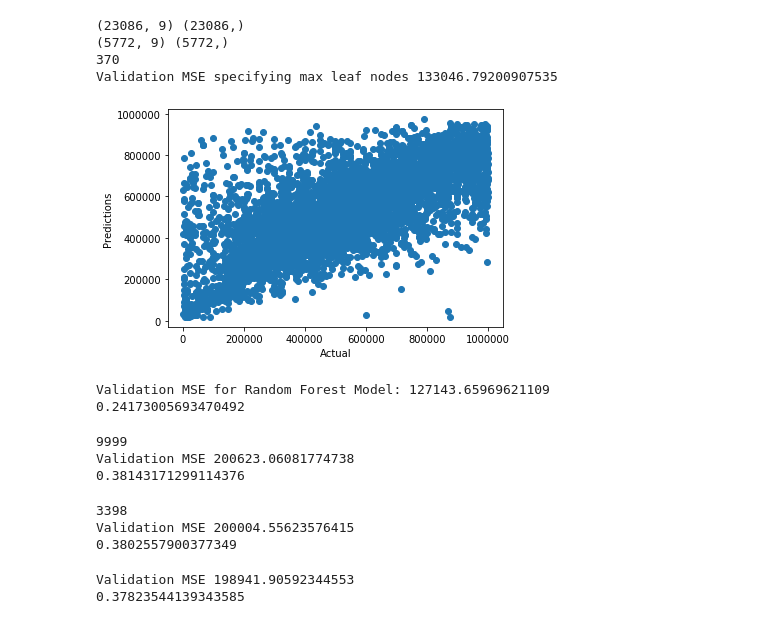
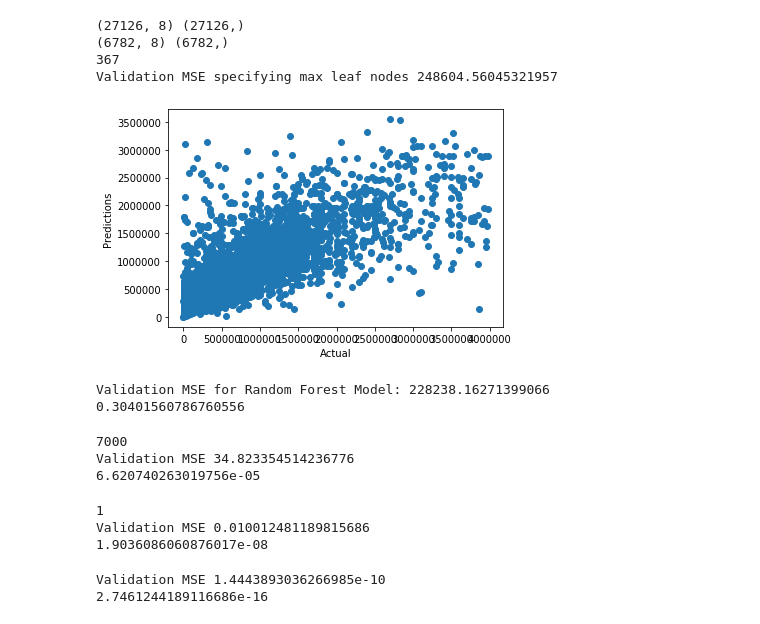
Before and after one commit to kmart8/DS-502-Project, a Jupyter notebook: NYC Dataset Notebook.ipynb, the cells around one changed output. Drawn from its saved outputs; the diff is of its cells as text; code cells hidden in the pictures.

```diff
--- a/NYC Dataset Notebook.ipynb
+++ b/NYC Dataset Notebook.ipynb
@@ -26,21 +26,16 @@ home_data = home_data.dropna(axis=0)
 home_data = home_data[home_data['LAND SQUARE FEET'] != ' -  ']
 home_data = home_data[home_data['SALE PRICE'] != ' -  ']
 home_data = home_data[home_data['GROSS SQUARE FEET'] != ' -  ']
+home_data=home_data[home_data['YEAR BUILT'] > 10]
 
 # Adding integer type columns
 sale_price = pd.to_numeric(home_data['SALE PRICE'], errors='coerce')
 land_square_feet = pd.to_numeric(home_data['LAND SQUARE FEET'], errors='coerce')
 gross_square_feet = pd.to_numeric(home_data['GROSS SQUARE FEET'], errors='coerce')
-home_data['sale_price_int'] = sale_price
 home_data['land_square_feet_int'] = land_square_feet
 home_data['gross_square_feet_int'] = gross_square_feet
+home_data['sale_price_int'] = sale_price
 
 # Removing values of transactions less than $ 1000 (not reflective of true value)
 home_data = home_data[home_data['sale_price_int'] > 1000] # removing nonsense values
-home_data = home_data[home_data['sale_price_int'] < 1000000]
-home_data.to_csv('nyc-rolling-sales-cleaned.csv')
-
-# Create target object and call it y
-y = home_data.sale_price_int
-max_price = max(y)
-avg_price = y.mean()
+home_data.columns
@@ -54,0 +71,20 @@ avg_price = y.mean()
+# %%
+## Lots of outliers, put a price limit to eliminate those, then separate further to residential and commercial data
+home_data = home_data[home_data['sale_price_int'] < 4000000]
+home_data.to_csv('nyc-rolling-sales-cleaned.csv')
+
+# Creating Residential Dataset
+residential_data = home_data[(home_data['TAX CLASS AT TIME OF SALE'] == 1) | (home_data['TAX CLASS AT TIME OF SALE'] == 2)]
+
+# Creating Commercial Dataset
+commercial_data = home_data[(home_data['TAX CLASS AT TIME OF SALE'] == 3) | (home_data['TAX CLASS AT TIME OF SALE'] == 4)]
+# Create target object and call it y
+y = home_data.sale_price_int
+max_price = max(y)
+avg_price = y.mean()
+print(len(home_data))
+print(len(residential_data)+len(commercial_data))
+# Create X - Choosing features I think would be most influential
+features = ['RESIDENTIAL UNITS','COMMERCIAL UNITS', 'TOTAL UNITS', 'land_square_feet_int',
+       'gross_square_feet_int','BOROUGH','TAX CLASS AT TIME OF SALE','ZIP CODE','YEAR BUILT']
+X = home_data[features]
@@ -55,6 +143,6 @@ avg_price = y.mean()
 # %%
 # Create X - Choosing features I think would be most influential
-features = ['RESIDENTIAL UNITS','COMMERCIAL UNITS', 'TOTAL UNITS', 'land_square_feet_int',
+features = ['RESIDENTIAL UNITS','COMMERCIAL UNITS', 'TOTAL UNITS',
        'gross_square_feet_int','BOROUGH','TAX CLASS AT TIME OF SALE','ZIP CODE','YEAR BUILT']
 X = home_data[features]
 
@@ -90,33 +178,33 @@ val_predictions = home_model.predict(val_X)
 val_mae = mean_absolute_error(val_predictions, val_y)
 print("Validation MSE specifying max leaf nodes {}".format(val_mae))
 # %% [output]
-(23086, 9) (23086,)
-(5772, 9) (5772,)
-370
-Validation MSE specifying max leaf nodes 133046.79200907535
+(27126, 8) (27126,)
+(6782, 8) (6782,)
+367
+Validation MSE specifying max leaf nodes 248604.56045321957
 # %%
 ## RANDOM FOREST
 # Define the model
 
-rf_model = RandomForestRegressor(random_state=0,n_estimators=200)
+rf_model = RandomForestRegressor(random_state=0,n_estimators=10)
 
 # fit model
 rf_model.fit(train_X,train_y)
 
 # Calculate the mean absolute error of Random Forest model on the validation data
 val_predictions = rf_model.predict(val_X)
 rf_val_mae = mean_absolute_error(val_predictions, val_y)
 
 plt.scatter(val_y,val_predictions)
 plt.ylabel('Predictions')
 plt.xlabel('Actual')
 plt.show()
 print("Validation MSE for Random Forest Model: {}".format(rf_val_mae))
 print(rf_val_mae/avg_price)
 # %% [output]
-[figure, old version]
+[figure, new version]
-Validation MSE for Random Forest Model: 127143.65969621109
-0.24173005693470492
+Validation MSE for Random Forest Model: 228238.16271399066
+0.30401560786760556
 # %%
 # RIDGE
 l = list(range(7000,10000))
@@ -128,9 +216,9 @@ val_mae = mean_absolute_error(val_predictions, val_y)
 print("Validation MSE {}".format(val_mae))
 print(val_mae/avg_price)
 # %% [output]
-9999
-Validation MSE 200623.06081774738
-0.38143171299114376
+7000
+Validation MSE 34.823354514236776
+6.620740263019756e-05
 # %%
 #LASSO
 home_model_CV = LassoCV(alphas=[3398,1],cv=5)
@@ -141,9 +229,9 @@ val_mae = mean_absolute_error(val_predictions, val_y)
 print("Validation MSE {}".format(val_mae))
 print(val_mae/avg_price)
 # %% [output]
-3398
-Validation MSE 200004.55623576415
-0.3802557900377349
+1
+Validation MSE 0.010012481189815686
+1.9036086060876017e-08
 # %%
 lm = linear_model.LinearRegression()
 model = lm.fit(train_X, train_y)
@@ -152,5 +240,5 @@ val_mae = mean_absolute_error(val_predictions, val_y)
 print("Validation MSE {}".format(val_mae))
 print(val_mae/avg_price)
 # %% [output]
-Validation MSE 198941.90592344553
-0.37823544139343585
+Validation MSE 1.4443893036266985e-10
+2.7461244189116686e-16
```
Also changed, not shown: parts of 16 cells of this notebook.
